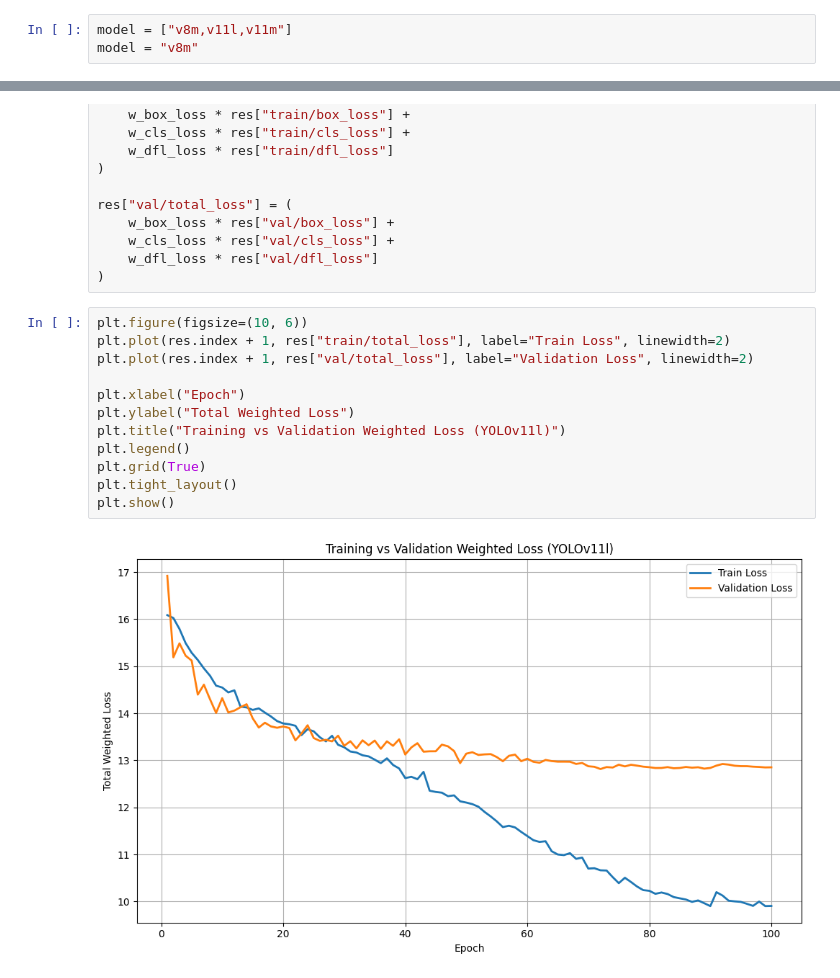
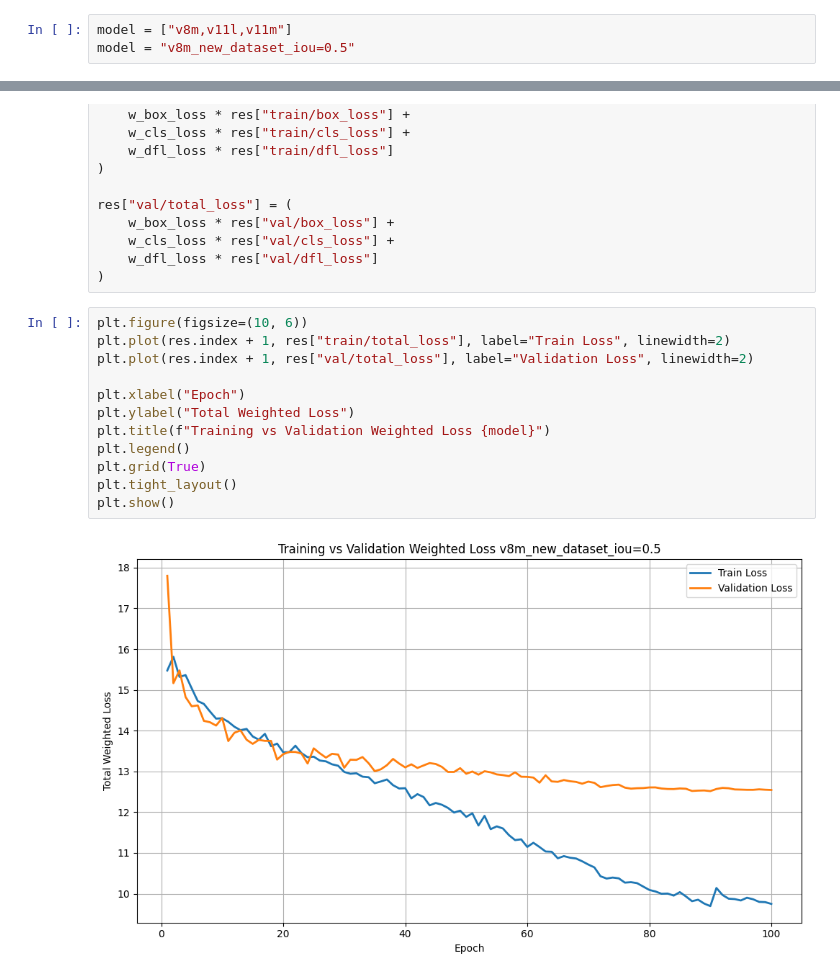
Before and after one commit to Mbigeard06/Tetra_Project, a Jupyter notebook: notebooks/model_results.ipynb, the cells around one changed output, grey strips where cells are left out. Saved outputs shown, nothing was run; the diff lists cells and outputs as text.

```diff
--- a/notebooks/model_results.ipynb
+++ b/notebooks/model_results.ipynb
@@ -5,7 +5,7 @@ import matplotlib.pyplot as plt
 folder = "../../runs/train/lyrurus_yolo"
 # %%
 model = ["v8m,v11l,v11m"]
-model = "v8m"
+model = "v8m_new_dataset_iou=0.5"
 # %%
 #Get res of the training
 res = pd.read_csv(folder + model + "/results.csv")
@@ -28,14 +28,14 @@ res["val/total_loss"] = (
 # %%
 plt.figure(figsize=(10, 6))
 plt.plot(res.index + 1, res["train/total_loss"], label="Train Loss", linewidth=2)
 plt.plot(res.index + 1, res["val/total_loss"], label="Validation Loss", linewidth=2)
 
 plt.xlabel("Epoch")
 plt.ylabel("Total Weighted Loss")
-plt.title("Training vs Validation Weighted Loss (YOLOv11l)")
+plt.title(f"Training vs Validation Weighted Loss {model}")
 plt.legend()
 plt.grid(True)
 plt.tight_layout()
 plt.show()
 # %% [output]
-[figure, old version]
+[figure, new version]
```
Also changed, not shown: 9 other files.
